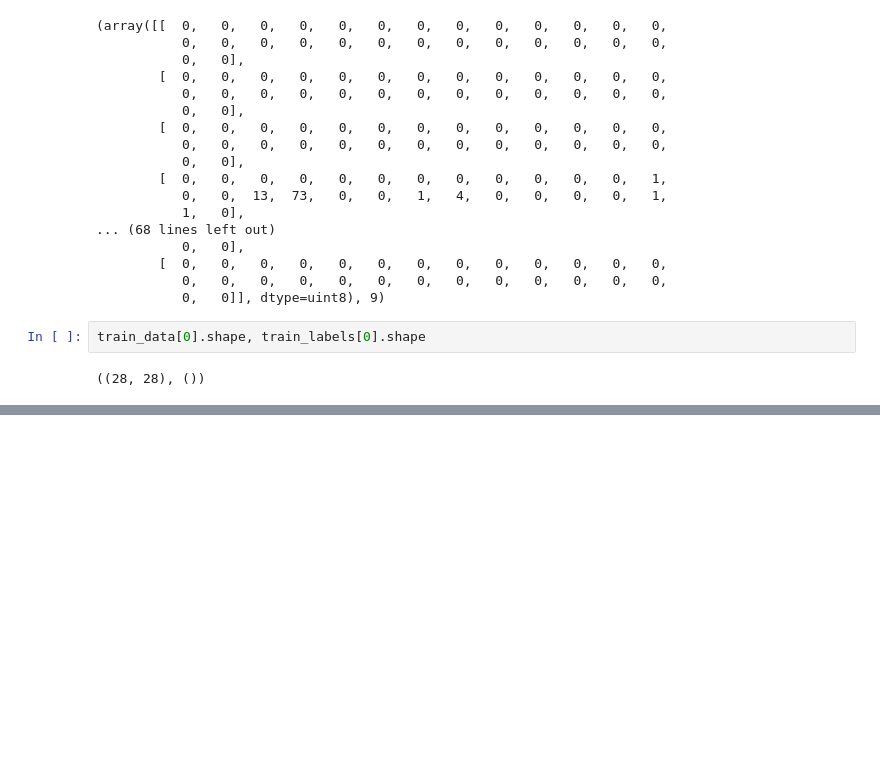
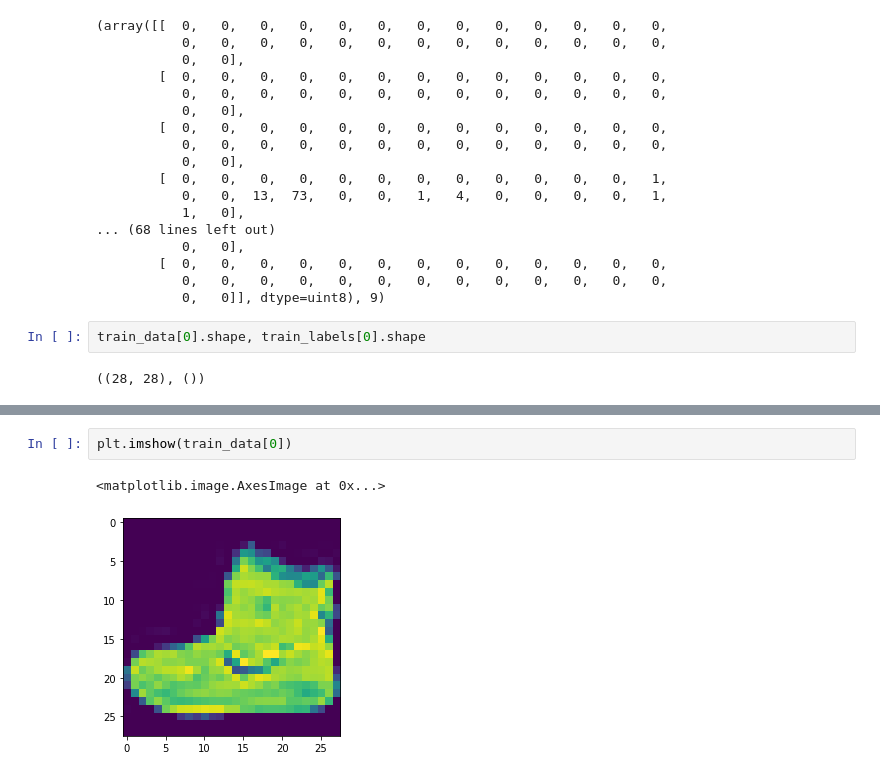
Before and after one commit to sameer203/Tensorflow_, a Jupyter notebook: 04_Multiclass_classificcation_with_tensorflow.ipynb, the cells around one changed output, grey strips where cells are left out. Cells and saved outputs as stored; diff of their text form; blank space fills up the shorter version.

```diff
--- a/04_Multiclass_classificcation_with_tensorflow.ipynb
+++ b/04_Multiclass_classificcation_with_tensorflow.ipynb
@@ -52,0 +58,5 @@ train_data[0].shape, train_labels[0].shape
+# %%
+plt.imshow(train_data[0])
+# %% [output]
+<matplotlib.image.AxesImage at 0x...>
+[figure, added]
```
Also changed, not shown: parts of 7 cells of this notebook.
